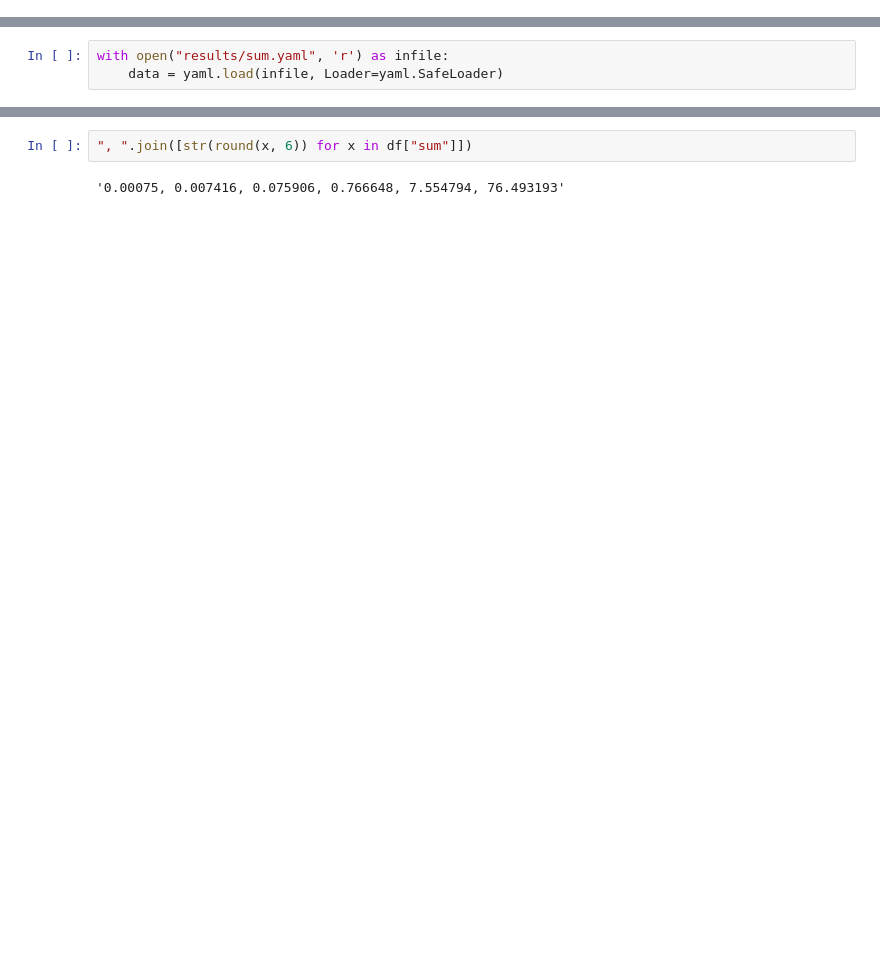
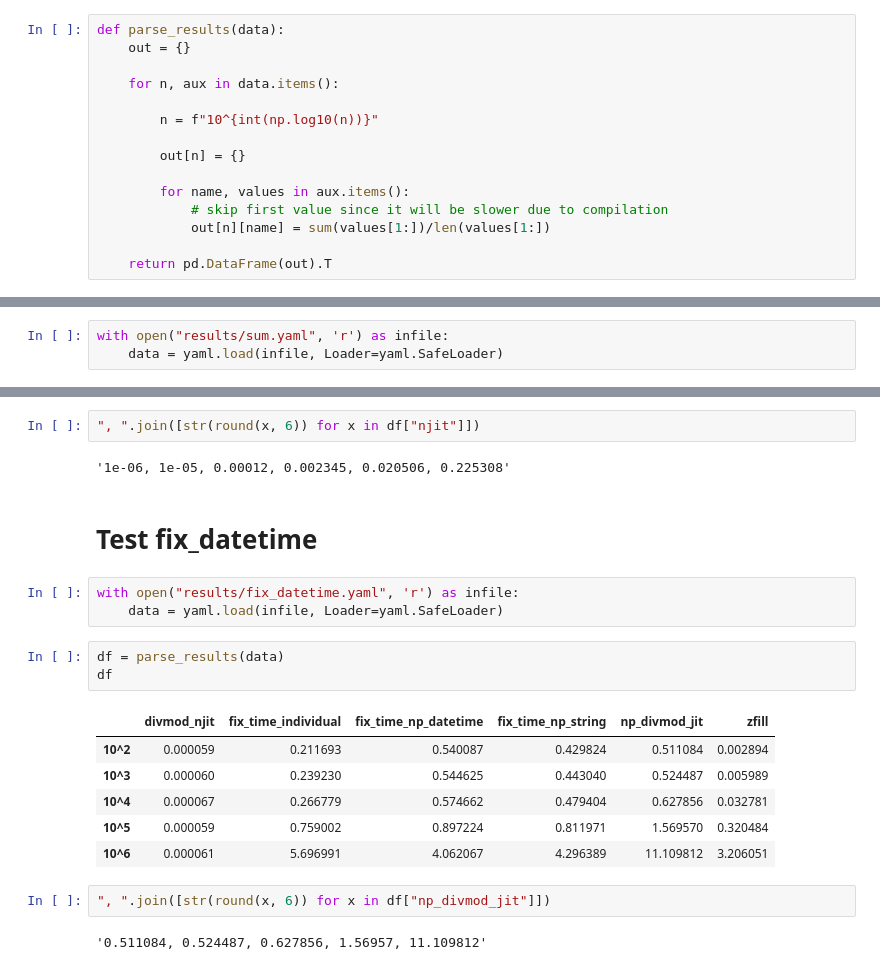
Before and after one commit to villoro/villoro_posts, a Jupyter notebook: numba/check_results.ipynb, the cells around one changed output, grey strips where cells are left out. Cells and saved outputs as stored; diff of their text form; blank space fills up the shorter version.

Commit message:
[NEW] Add fix_time results

```diff
--- a/numba/check_results.ipynb
+++ b/numba/check_results.ipynb
@@ -13,3 +13,18 @@ py.init_notebook_mode()
 # %%
 %load_ext autoreload
 %autoreload 2
+# %%
+def parse_results(data):
+    out = {}
+
+    for n, aux in data.items():
+
+        n = f"10^{int(np.log10(n))}"
+
+        out[n] = {}
+
+        for name, values in aux.items():
+            # skip first value since it will be slower due to compilation
+            out[n][name] = sum(values[1:])/len(values[1:])
+
+    return pd.DataFrame(out).T
@@ -67,4 +47,23 @@ df
 # %%
-", ".join([str(round(x, 6)) for x in df["sum"]])
+", ".join([str(round(x, 6)) for x in df["njit"]])
 # %% [output]
-'0.00075, 0.007416, 0.075906, 0.766648, 7.554794, 76.493193'
+'1e-06, 1e-05, 0.00012, 0.002345, 0.020506, 0.225308'
+# %% [markdown]
+# Test fix_datetime
+# %%
+with open("results/fix_datetime.yaml", 'r') as infile:
+    data = yaml.load(infile, Loader=yaml.SafeLoader)
+# %%
+df = parse_results(data)
+df
+# %% [output]
+|  | divmod_njit | fix_time_individual | fix_time_np_datetime | fix_time_np_string | np_divmod_jit | zfill |
+| 10^2 | 0.000059 | 0.211693 | 0.540087 | 0.429824 | 0.511084 | 0.002894 |
+| 10^3 | 0.000060 | 0.239230 | 0.544625 | 0.443040 | 0.524487 | 0.005989 |
+| 10^4 | 0.000067 | 0.266779 | 0.574662 | 0.479404 | 0.627856 | 0.032781 |
+| 10^5 | 0.000059 | 0.759002 | 0.897224 | 0.811971 | 1.569570 | 0.320484 |
+| 10^6 | 0.000061 | 5.696991 | 4.062067 | 4.296389 | 11.109812 | 3.206051 |
+# %%
+", ".join([str(round(x, 6)) for x in df["np_divmod_jit"]])
+# %% [output]
+'0.511084, 0.524487, 0.627856, 1.56957, 11.109812'
```
Also changed, not shown: parts of 4 cells of this notebook, 2 other files.
